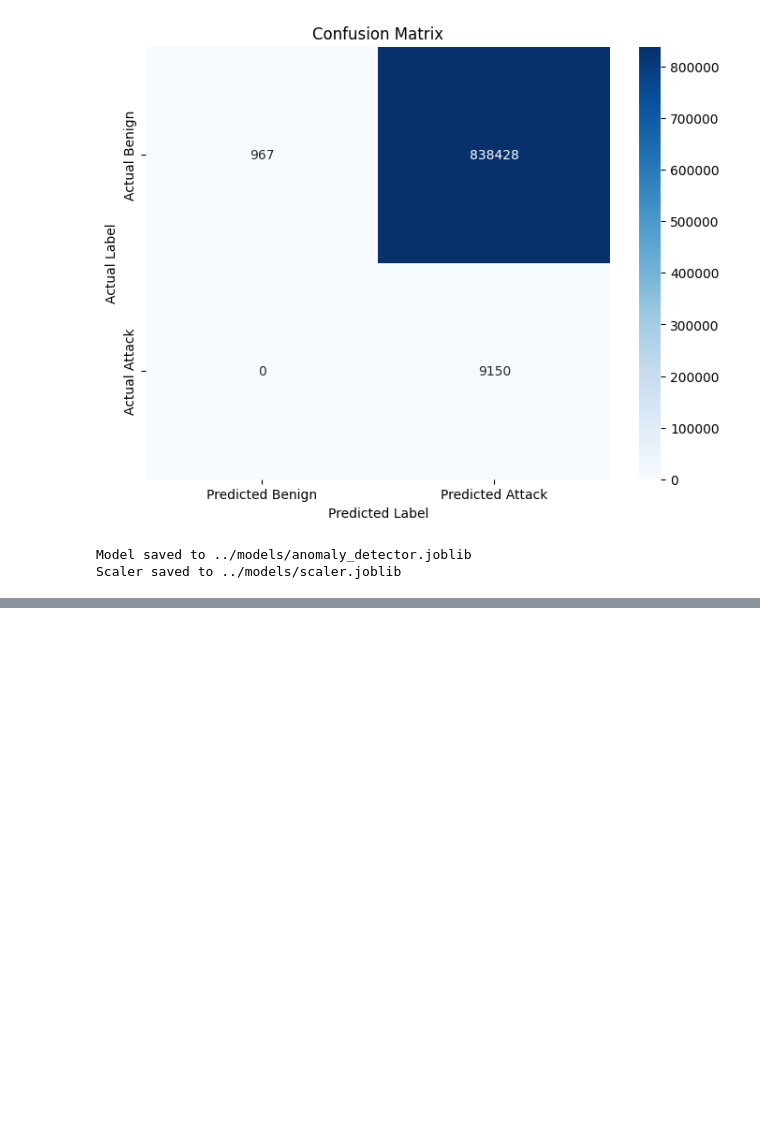
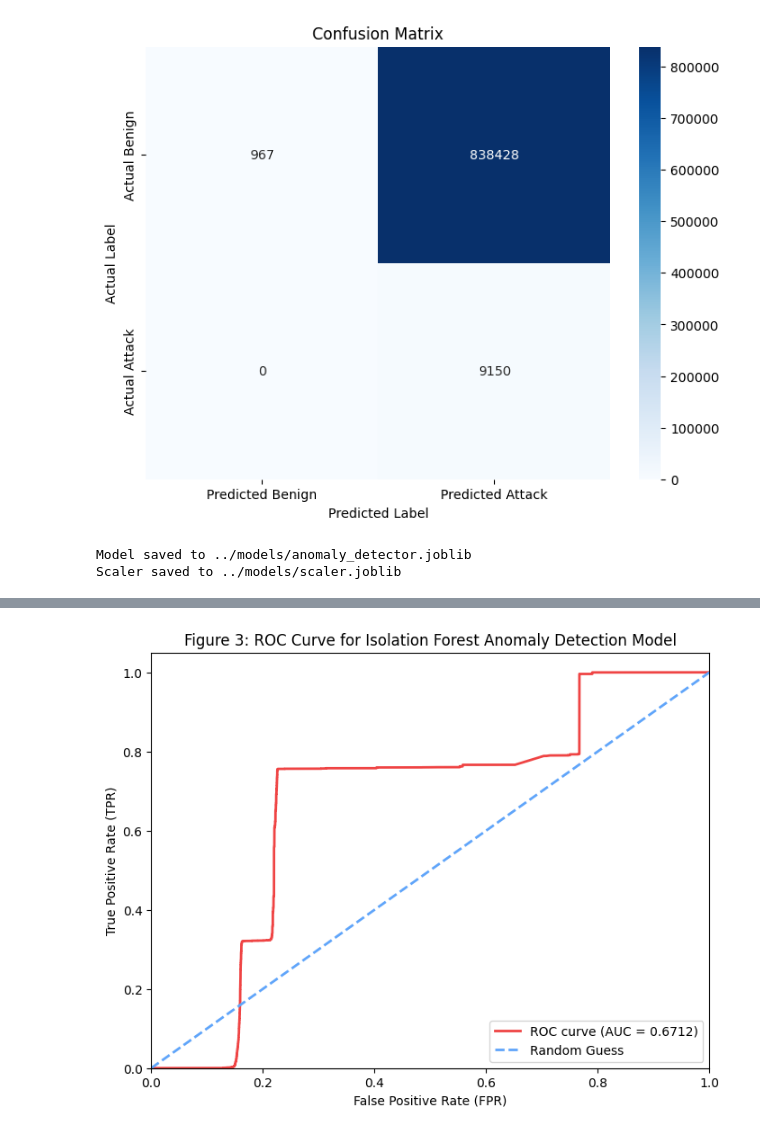
Before and after one commit to TheCodeVirtuoso/Agentic-AI-IDS, a Jupyter notebook: notebooks/1_Data_Exploration.ipynb, the cells around one changed output, grey strips where cells are left out. Cells and saved outputs as stored; diff of their text form; code cells hidden in the pictures; blank space fills up the shorter version.

```diff
--- a/notebooks/1_Data_Exploration.ipynb
+++ b/notebooks/1_Data_Exploration.ipynb
@@ -308,0 +356,29 @@ Scaler saved to ../models/scaler.joblib
+# %%
+# Cell 23: ROC Curve and AUC Calculation
+
+from sklearn.metrics import roc_curve, auc
+
+# Get the anomaly scores (decision function output) for the entire dataset
+anomaly_scores = iso_forest.decision_function(X_scaled) * -1
+
+# Calculate FPR, TPR, and thresholds
+fpr, tpr, thresholds = roc_curve(y, anomaly_scores, pos_label=1)
+roc_auc = auc(fpr, tpr)
+
+plt.figure(figsize=(8, 6))
+plt.plot(fpr, tpr, color='#ef4444', lw=2, label=f'ROC curve (AUC = {roc_auc:.4f})')
+plt.plot([0, 1], [0, 1], color='#60a5fa', lw=2, linestyle='--', label='Random Guess')
+plt.xlim([0.0, 1.0])
+plt.ylim([0.0, 1.05])
+plt.xlabel('False Positive Rate (FPR)')
+plt.ylabel('True Positive Rate (TPR)')
+plt.title('Figure 3: ROC Curve for Isolation Forest Anomaly Detection Model')
+plt.legend(loc="lower right")
+
+# CRITICAL FIX APPLIED HERE:
+# Changed 'rgba(226, 232, 240, 0.1)' to a standard hex code with low opacity (#FFFFFF1A)
+plt.grid(color='#FFFFFF1A', linestyle='-', linewidth=0.5)
+
+plt.show()
+# %% [output]
+[figure, added]
```
Also changed, not shown: parts of 2 cells of this notebook, 14 other files.
